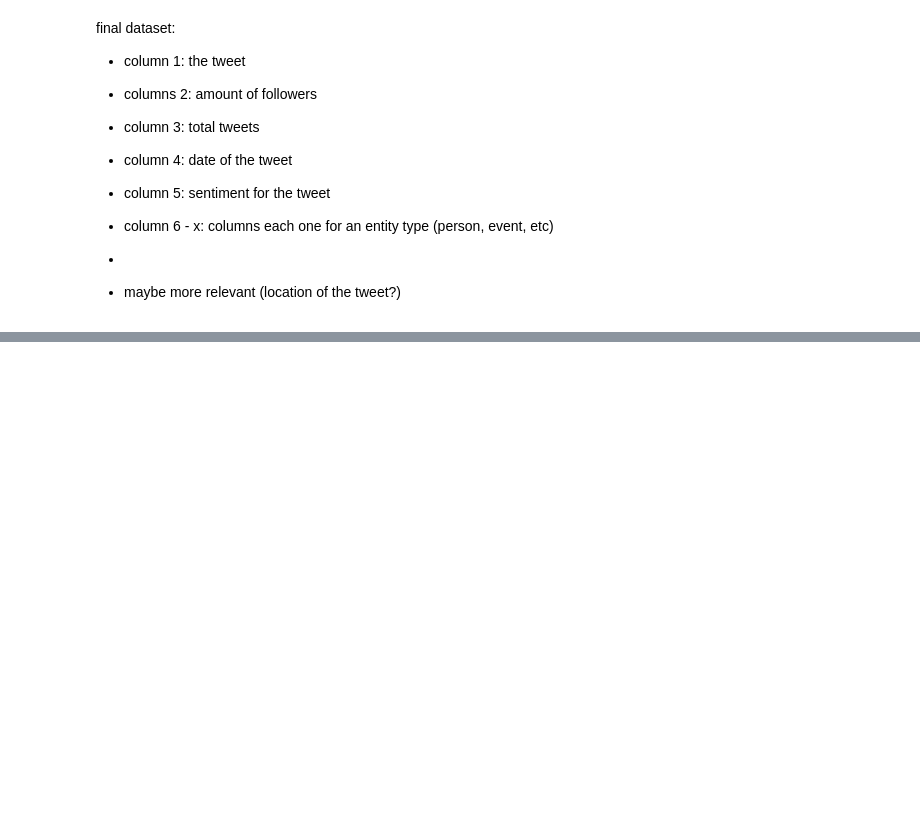
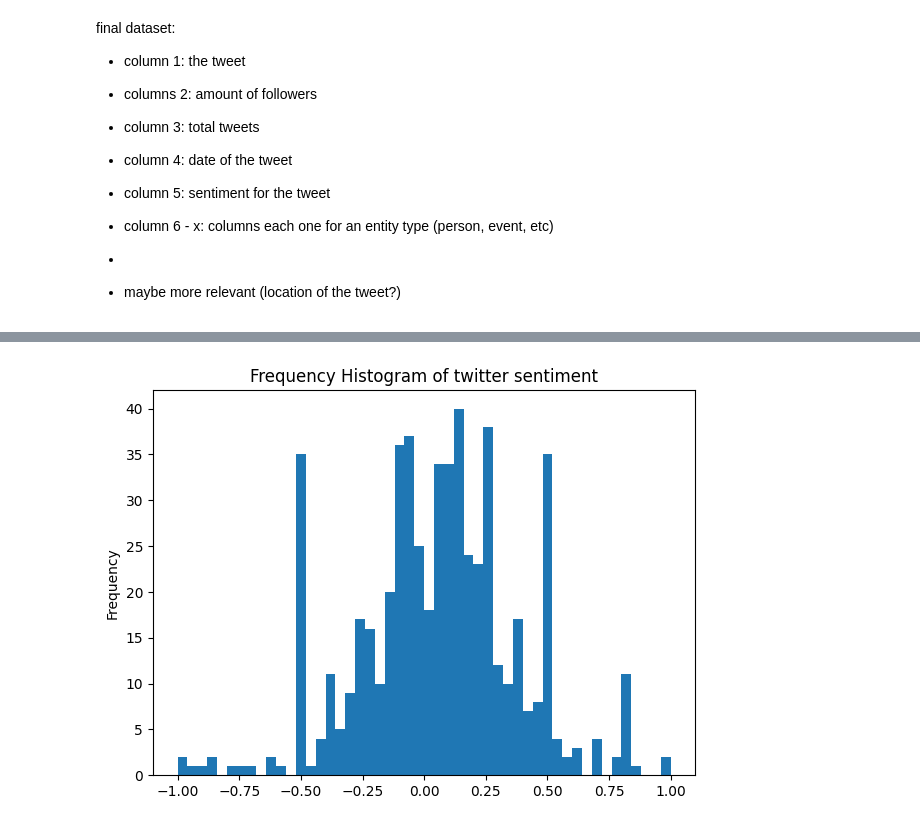
Before and after one commit to defreeze/data_science_self_study, a Jupyter notebook: twitter_analysis/Ukraine_Russia_ war_twitter_analysis.ipynb, the cells around one changed output, grey strips where cells are left out. Drawn from its saved outputs; the diff is of its cells as text; code cells hidden in the pictures; blank space fills up the shorter version.

```diff
--- a/twitter_analysis/Ukraine_Russia_ war_twitter_analysis.ipynb
+++ b/twitter_analysis/Ukraine_Russia_ war_twitter_analysis.ipynb
@@ -131,14 +143,22 @@ Sentiment(polarity=0.39166666666666666, subjectivity=0.4357142857142857)
 # %%
-# entity recognition
+def get_entities(data):
+    def extract_entities(text):
+        # IMPROVE ALSO STORE HASTAGS (ALWAYS START WITH #, ONE TEXT STRING)
+        # Extract entities from text
+        doc = nlp(text)
+        entities = {}
+        for ent in doc.ents:
+            if ent.label_ in ['GPE', 'ORG', 'PERSON']:
+                if ent.label_ not in entities:
+                    entities[ent.label_] = set()
+                entities[ent.label_].add(ent.text.lower())
+        return entities
 
+    data['entities'] = data['text'].apply(extract_entities)
+    # Convert the entities dictionary to separate columns in the DataFrame
+    data = pd.concat([data, data['entities'].apply(pd.Series, dtype='object')], axis=1)
+    data.drop(columns=['entities'], inplace=True)
+    return data
 
-import spacy
-
-nlp = spacy.load('en_core_web_md')
-
-sentence = "Apple is looking at buying U.K. startup for $1 billion"
-
-doc = nlp(sentence)
-
-for ent in doc.ents:
-    print(ent.text, ent.label_)
+dataset_entities = get_entities(data_sentiment)
+dataset_entities.head()
@@ -162,0 +243,8 @@ with open(file_name, 'rb') as f:
+# %%
+removed_zero = dataset_entities[dataset_entities.iloc[:,6] != 0]
+plt.rcParams.update({'figure.figsize':(7,5), 'figure.dpi':100})
+x = removed_zero['polarity']
+plt.hist(x, bins=50)
+plt.gca().set(title='Frequency Histogram of twitter sentiment', ylabel='Frequency');
+# %% [output]
+[figure, added]
```
Also changed, not shown: parts of 14 cells of this notebook.
